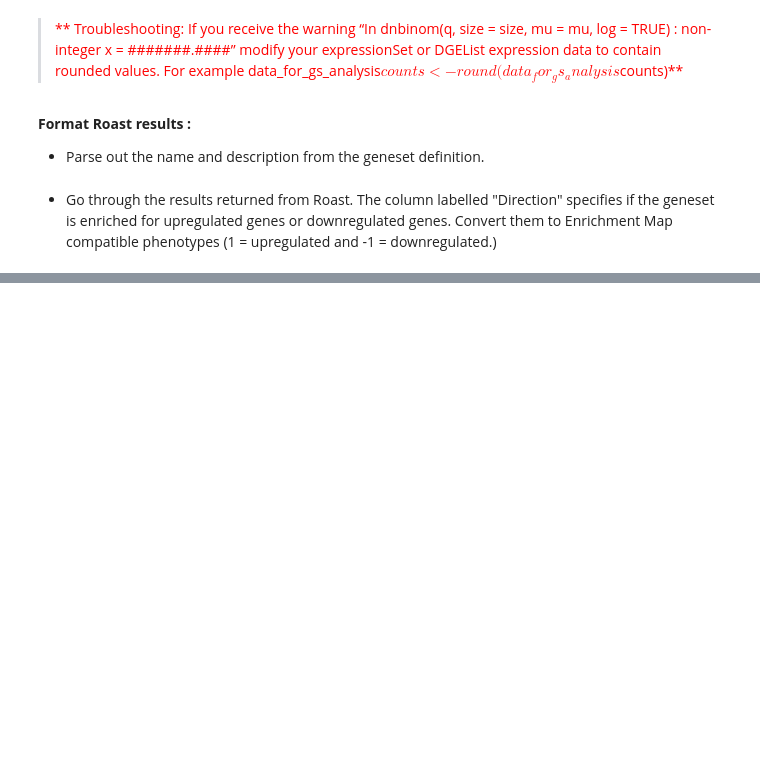
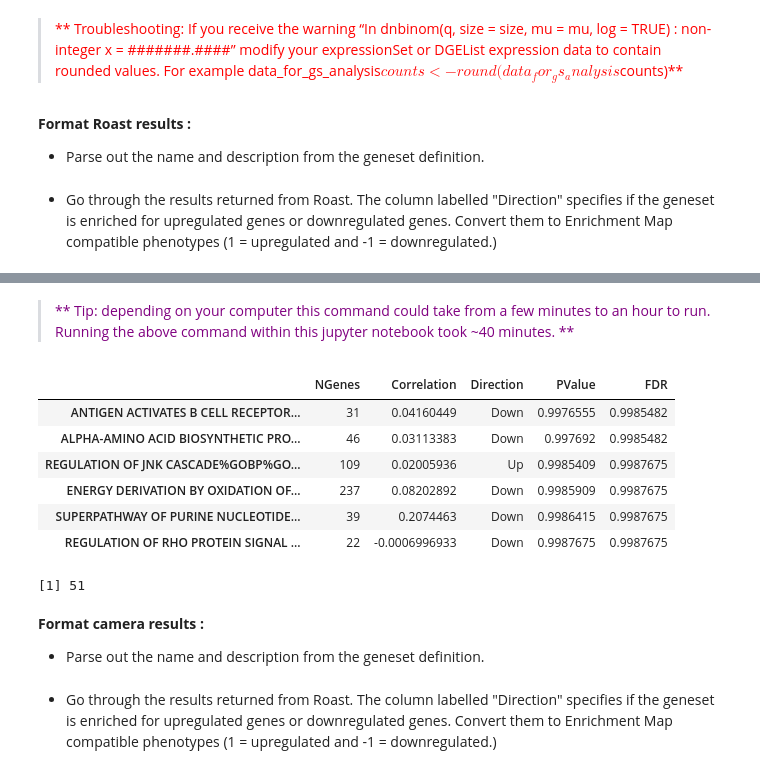
Before and after one commit to BaderLab/EM-tutorials-docker, a Jupyter notebook: notebooks/Protocol 3 – Find enriched pathways using Roast.ipynb, the cells around one changed output, grey strips where cells are left out. Saved outputs shown, nothing was run; the diff lists cells and outputs as text; code cells hidden in the pictures; blank space fills up the shorter version.

```diff
--- a/notebooks/Protocol 3 – Find enriched pathways using Roast.ipynb
+++ b/notebooks/Protocol 3 – Find enriched pathways using Roast.ipynb
@@ -262,0 +262,17 @@ rownames(
+# %% [markdown]
+ ><span style="color:purple">** Tip: depending on your computer this command could take from a few minutes to an hour to run.  Running the above command within this jupyter notebook took ~40 minutes. ** </span>
+# %%
+tail(camera_results)
+length(which(camera_results$FDR <0.01 & camera_results$Direction == "Down"))
+# %% [output]
+|  | NGenes | Correlation | Direction | PValue | FDR |
+| ANTIGEN ACTIVATES B CELL RECEPTOR... | 31 | 0.04160449 | Down | 0.9976555 | 0.9985482 |
+| ALPHA-AMINO ACID BIOSYNTHETIC PRO... | 46 | 0.03113383 | Down | 0.997692 | 0.9985482 |
+| REGULATION OF JNK CASCADE%GOBP%GO... | 109 | 0.02005936 | Up | 0.9985409 | 0.9987675 |
+| ENERGY DERIVATION BY OXIDATION OF... | 237 | 0.08202892 | Down | 0.9985909 | 0.9987675 |
+| SUPERPATHWAY OF PURINE NUCLEOTIDE... | 39 | 0.2074463 | Down | 0.9986415 | 0.9987675 |
+| REGULATION OF RHO PROTEIN SIGNAL ... | 22 | -0.0006996933 | Down | 0.9987675 | 0.9987675 |
+[1] 51
+# %% [markdown]
+ **Format camera results :**
+   * Parse out the name and description from the geneset definition.
@@ -262,0 +281,2 @@ rownames(
+# %% [markdown]
+  * Go through the results returned from Roast.  The column labelled "Direction" specifies if the geneset is enriched for upregulated genes or downregulated genes.  Convert them to Enrichment Map compatible phenotypes (1 = upregulated and -1 = downregulated.)
```
Also changed, not shown: parts of 31 cells of this notebook, 2 other files.
